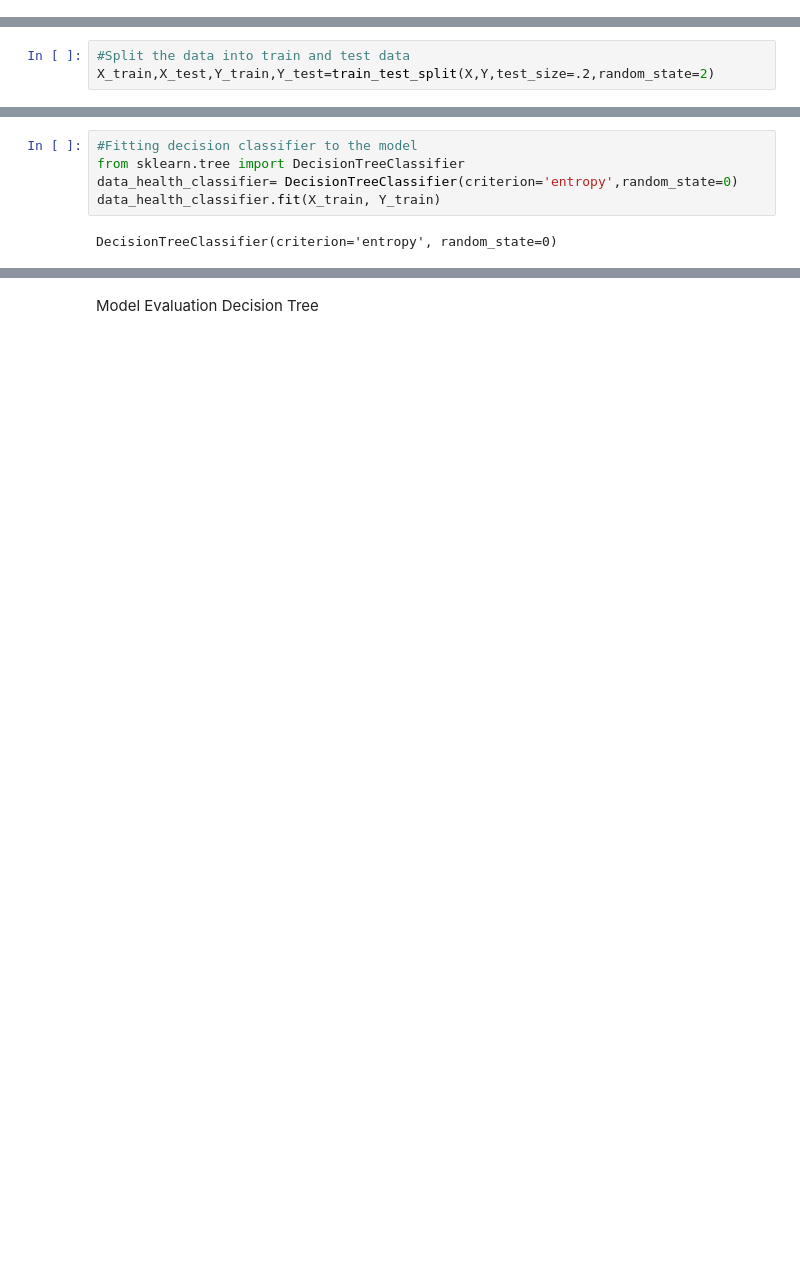
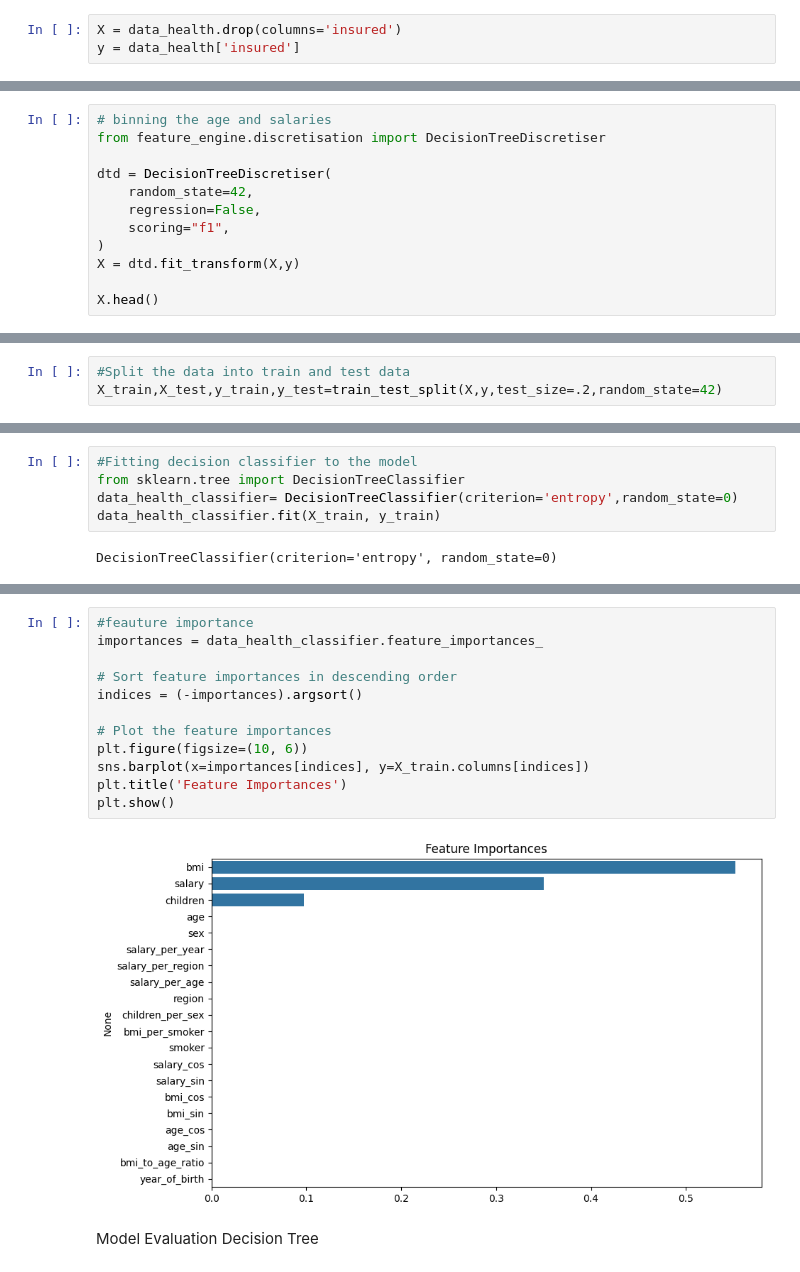
Before and after one commit to ShannonT20/first-project-Health-Insurance-Challange, a Jupyter notebook: Health_Insurance_Prediction.ipynb, the cells around one changed output, grey strips where cells are left out. Saved outputs shown, nothing was run; the diff lists cells and outputs as text; blank space fills up the shorter version.

```diff
--- a/Health_Insurance_Prediction.ipynb
+++ b/Health_Insurance_Prediction.ipynb
@@ -342,0 +341,3 @@ print(Y)
+# %%
+X = data_health.drop(columns='insured')
+y = data_health['insured']
@@ -342,0 +362,12 @@ print(Y)
+# %%
+# binning the age and salaries
+from feature_engine.discretisation import DecisionTreeDiscretiser
+
+dtd = DecisionTreeDiscretiser(
+    random_state=42,
+    regression=False,
+    scoring="f1",
+)
+X = dtd.fit_transform(X,y)
+
+X.head()
@@ -345,6 +383,6 @@ Train Test Split
 # %%
 #Split the data into train and test data
-X_train,X_test,Y_train,Y_test=train_test_split(X,Y,test_size=.2,random_state=2)
+X_train,X_test,y_train,y_test=train_test_split(X,y,test_size=.2,random_state=42)
 # %%
 #Shape of X train,X test,Y train,Y test
 print(X.shape,X_train.shape,X_test.shape)
@@ -356,7 +394,7 @@ Model Building and Training Model for Decision Tree
 #Fitting decision classifier to the model
 from sklearn.tree import DecisionTreeClassifier
 data_health_classifier= DecisionTreeClassifier(criterion='entropy',random_state=0)
-data_health_classifier.fit(X_train, Y_train)
+data_health_classifier.fit(X_train, y_train)
 # %% [output]
 DecisionTreeClassifier(criterion='entropy', random_state=0)
 # %%
@@ -365,3 +418,17 @@ Y_pred=data_health_classifier.predict(X_test)
+# %%
+#feauture importance
+importances = data_health_classifier.feature_importances_
+
+# Sort feature importances in descending order
+indices = (-importances).argsort()
+
+# Plot the feature importances
+plt.figure(figsize=(10, 6))
+sns.barplot(x=importances[indices], y=X_train.columns[indices])
+plt.title('Feature Importances')
+plt.show()
+# %% [output]
+[figure, added]
 # %% [markdown]
 Model Evaluation Decision Tree
 # %%
```
Also changed, not shown: parts of 29 cells of this notebook.
